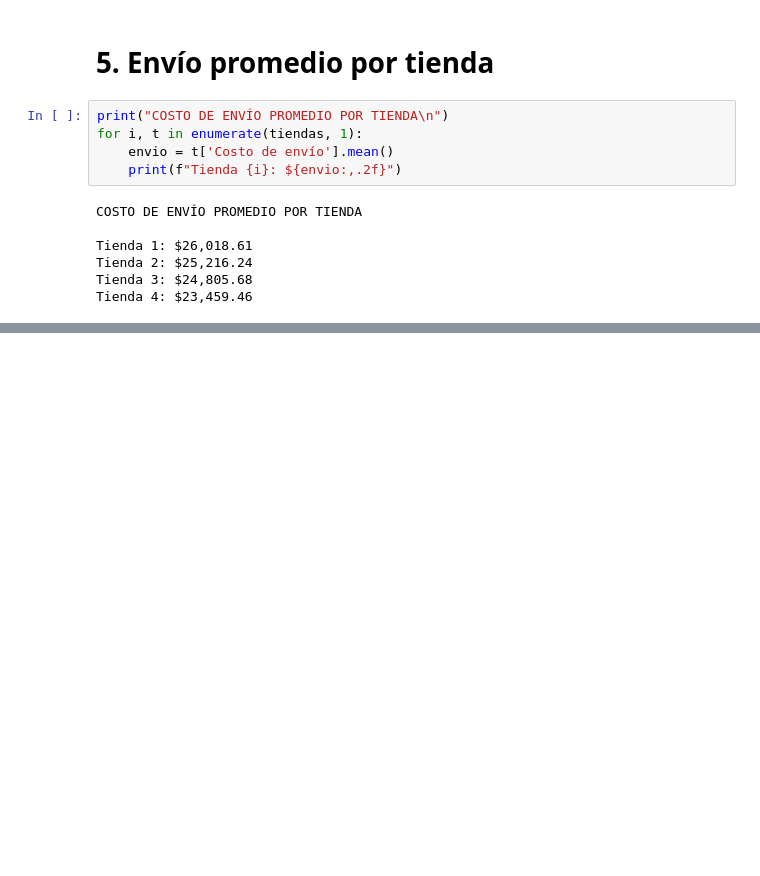
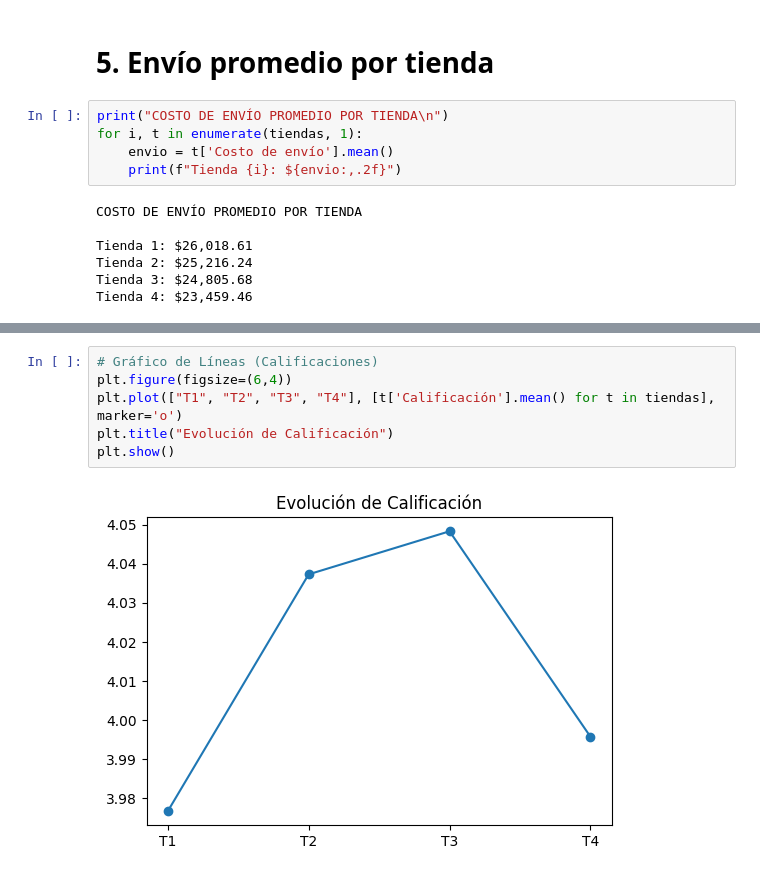
Before and after one commit to JuanDiegoCJ/challenge-alura-store-datascience-g9, a Jupyter notebook: AluraStoreLatam.ipynb, the cells around one changed output, grey strips where cells are left out. Saved outputs shown, nothing was run; the diff lists cells and outputs as text; blank space fills up the shorter version.

```diff
--- a/AluraStoreLatam.ipynb
+++ b/AluraStoreLatam.ipynb
@@ -128,0 +141,8 @@ Tienda 4: $23,459.46
+# %%
+# Gráfico de Líneas (Calificaciones)
+plt.figure(figsize=(6,4))
+plt.plot(["T1", "T2", "T3", "T4"], [t['Calificación'].mean() for t in tiendas], marker='o')
+plt.title("Evolución de Calificación")
+plt.show()
+# %% [output]
+[figure, added]
```
Also changed, not shown: parts of 4 cells of this notebook.
